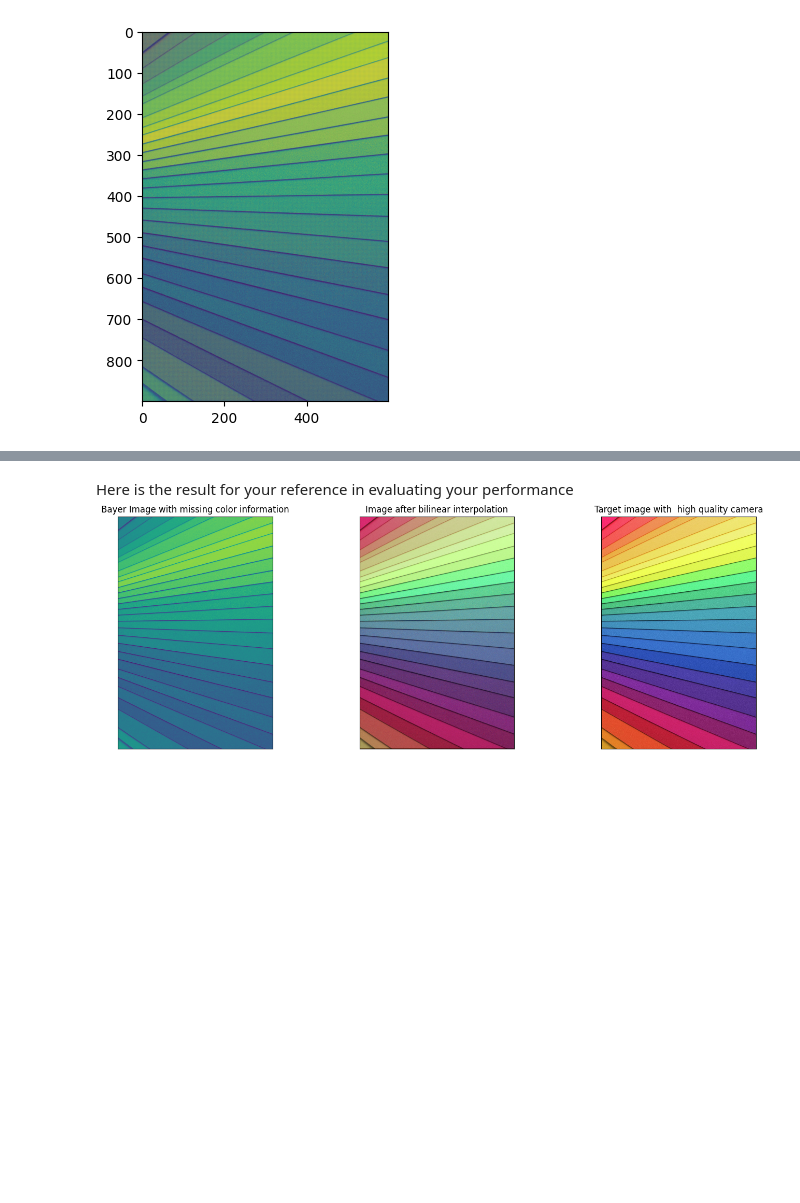
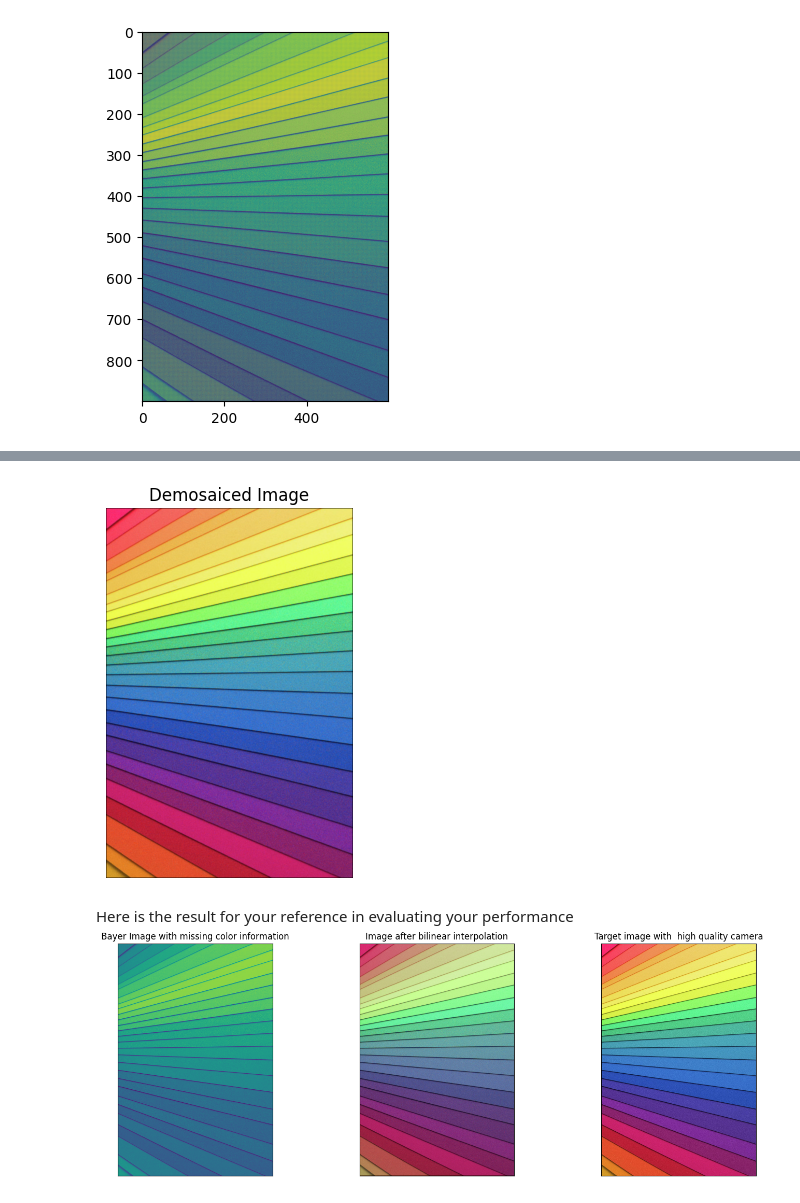
Before and after one commit to kkipngenokoech/Applied-Computer-Vision, a Jupyter notebook: Homework 1/codes/homework_1_starter.ipynb, the cells around one changed output, grey strips where cells are left out. Drawn from its saved outputs; the diff is of its cells as text; code cells hidden in the pictures; blank space fills up the shorter version.

Commit message:
bayer to RGB complete

```diff
--- a/Homework 1/codes/homework_1_starter.ipynb
+++ b/Homework 1/codes/homework_1_starter.ipynb
@@ -371,3 +285,98 @@ plt.imshow(img1)
+# %%
+
+
+def Bayer2RGB(bayer_image):
+    """Performs bilinear interpolation demosaicing on a Bayer-patterned image."""
+
+    # Get image dimensions
+    height, width = bayer_image.shape[0], bayer_image.shape[1]
+
+    # Initialize empty RGB channels
+    R = np.zeros((height, width), dtype=np.float32)
+    G = np.zeros((height, width), dtype=np.float32)
+    B = np.zeros((height, width), dtype=np.float32)
+
+    # The  Bayer RGGB pattern is as follows:
+    # R G
+    # G B
+
+    '''
+    Red pixels are at even positions in both rows and columns
+    Blue pixels are at odd positions in both rows and columns
+    Green pixels are at the intersection of odd rows and even columns or even rows and odd columns
+
+    '''
+
+    # Interpolate Green Channel (cross pattern)
+    # Green occurs at even rows and columns
+    for row in range(1, height - 1):
+        for column in range(1, width - 1):
+            '''
+            We interpolate the green channel by averaging the values of the pixels above, below, to the left, and to the right of the current pixel
+            We check if the pixel is red or blue by checking if the row and column are both even or odd
+            if they are we interpolate the green channel by averaging the values of the pixels above, below, to the left, and to the right of the current pixel
+            else we leave the pixel as it is
+            '''
+            if (row % 2 == 0 and column % 2 == 0) or (row % 2 == 1 and column % 2 == 1):
+                # Red or Blue pixels -> interpolate G
+                G[row, column] = (bayer_image[row - 1, column] + bayer_image[row + 1, column] + bayer_image[row, column - 1] + bayer_image[row, column + 1]) / 4
+            else:
+                # Already a green pixel
+                G[row, column] = bayer_image[row, column]
+
+    # Interpolate Red and Blue channels
+    for row in range(1, height - 1):
+        for column in range(1, width - 1):
+            '''
+            We interpolate the red and blue channels by averaging the values of the pixels diagonally opposite to the current pixel
+            We check if the pixel is red or blue by checking if the row and column are both even or odd
+            '''
+            if row % 2 == 0 and column % 2 == 0:  # Red pixel
+                '''
+                We have already interpolated the green for this pixel location
+                We leave the red pixel as it is
+                We interpolate the blue pixel by averaging the values of the pixels diagonally opposite to the current pixel - the 4 pixels around it
+                '''
+                R[row, column] = bayer_image[row, column]
+                B[row, column] = (bayer_image[row - 1, column - 1] + bayer_image[row - 1, column + 1] + bayer_image[row + 1, column - 1] + bayer_image[row + 1, column + 1]) / 4
+            elif row % 2 == 1 and column % 2 == 1:  # Blue pixel
+                '''
+                We have already interpolated the green for this pixel location
+                We leave the blue pixel as it is
+                We interpolate the red pixel by averaging the values of the pixels diagonally opposite to the current pixel - the 4 pixels around it
+                '''
+                B[row, column] = bayer_image[row, column]
+                R[row, column] = (bayer_image[row - 1, column - 1] + bayer_image[row - 1, column + 1] + bayer_image[row + 1, column - 1] + bayer_image[row + 1, column + 1]) / 4
+            elif row % 2 == 0 and column % 2 == 1:  # Green pixel in Red row
+                '''
+                This is the green pixel in the red row
+                To interpolate the red pixel, we average the values of the pixels before and after the current pixel
+                To interpolate the blue pixel, we average the values of the pixels above and below the current pixel
+                '''
+                R[row, column] = (bayer_image[row, column - 1] + bayer_image[row, column + 1]) / 2
+                B[row, column] = (bayer_image[row - 1, column] + bayer_image[row + 1, column]) / 2
+            else:  # Green pixel in Blue row
+                '''
+                This is the green pixel in the blue row
+                To interpolate the red pixel, we average the values of the pixels above and below the current pixel
+                To interpolate the blue pixel, we average the values of the pixels before and after the current pixel
+                '''
+                B[row, column] = (bayer_image[row, column - 1] + bayer_image[row, column + 1]) / 2
+                R[row, column] = (bayer_image[row - 1, column] + bayer_image[row + 1, column]) / 2
+
+    # We return the stacked R, G, and B channels as an RGB image
+    return np.stack([R, G, B], axis=-1).astype(np.uint8)
+
+# Apply demosaicing
+color_image = Bayer2RGB(loaded_data)
+
+# Display the result
+plt.imshow(color_image)
+plt.title("Demosaiced Image")
+plt.axis('off')
+plt.show()
+# %% [output]
+[figure, added]
 # %% [markdown]
 Here is the result for your reference in evaluating your performance
 ![image.png](attachment:image.png)
```
Also changed, not shown: parts of 8 cells of this notebook, 3 other files.
